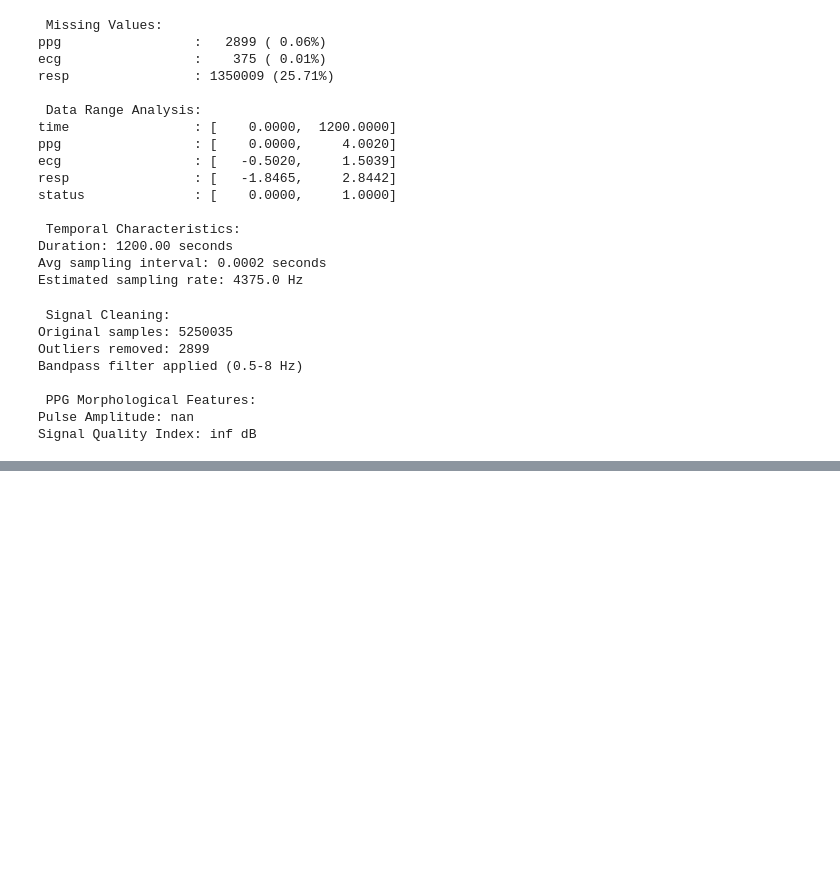
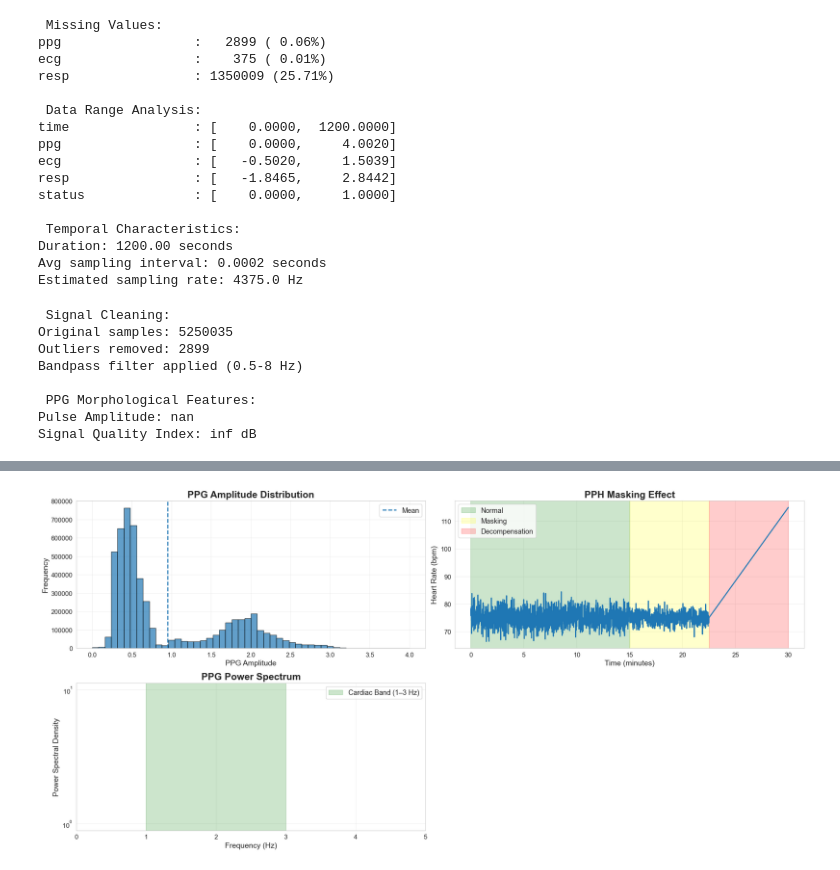
Before and after one commit to nmarizani/final_capstone_project, a Jupyter notebook: pph_prediction.ipynb, the cells around one changed output, grey strips where cells are left out. Cells and saved outputs as stored; diff of their text form; code cells hidden in the pictures; blank space fills up the shorter version.

Commit message:
Data visualizations more refined

```diff
--- a/pph_prediction.ipynb
+++ b/pph_prediction.ipynb
@@ -1030,0 +773,48 @@ plt.savefig(viz_path, dpi=300, bbox_inches='tight', facecolor='white')
+# %%
+fig = plt.figure(figsize=(20, 14))
+
+# PPG AMPLITUDE DISTRIBUTION
+ax1 = plt.subplot(3, 2, 3)
+ax1.hist(df['ppg'], bins=50, alpha=0.7, edgecolor='black')
+ax1.axvline(df['ppg'].mean(), linestyle='--', linewidth=2, label='Mean')
+ax1.set_title('PPG Amplitude Distribution', fontweight='bold')
+ax1.set_xlabel('PPG Amplitude')
+ax1.set_ylabel('Frequency')
+ax1.legend()
+ax1.grid(alpha=0.3)
+
+# PPH MASKING
+ax2 = plt.subplot(3, 2, 4)
+time_scenario = np.linspace(0, 30, 3000)  # minutes
+hr_scenario = np.concatenate([
+    75 + np.random.normal(0, 3, 1500),
+    75 + np.random.normal(0, 2, 750),
+    75 + np.linspace(0, 40, 750)
+])
+ax2.plot(time_scenario, hr_scenario, linewidth=2)
+ax2.axvspan(0, 15, alpha=0.2, color='green', label='Normal')
+ax2.axvspan(15, 22.5, alpha=0.2, color='yellow', label='Masking')
+ax2.axvspan(22.5, 30, alpha=0.2, color='red', label='Decompensation')
+ax2.set_title('PPH Masking Effect', fontweight='bold')
+ax2.set_xlabel('Time (minutes)')
+ax2.set_ylabel('Heart Rate (bpm)')
+ax2.legend()
+ax2.grid(alpha=0.3)
+
+# POWER SPECTRAL DENSITY
+ax3 = plt.subplot(3, 2, 5)
+freqs, psd = signal.welch(ppg_filtered, fs=sampling_rate, nperseg=1024)
+ax3.semilogy(freqs, psd, linewidth=2)
+ax3.axvspan(1, 3, alpha=0.2, color='green', label='Cardiac Band (1–3 Hz)')
+ax3.set_xlim(0, 5)
+ax3.set_title('PPG Power Spectrum', fontweight='bold')
+ax3.set_xlabel('Frequency (Hz)')
+ax3.set_ylabel('Power Spectral Density')
+ax3.legend()
+ax3.grid(alpha=0.3)
+
+plt.tight_layout()
+plt.savefig('visualizations/ppg_dataset_visualization.png', dpi=300, bbox_inches='tight')
+plt.show()
+# %% [output]
+[figure, added]
```
Also changed, not shown: parts of 3 cells of this notebook, 2 other files.
